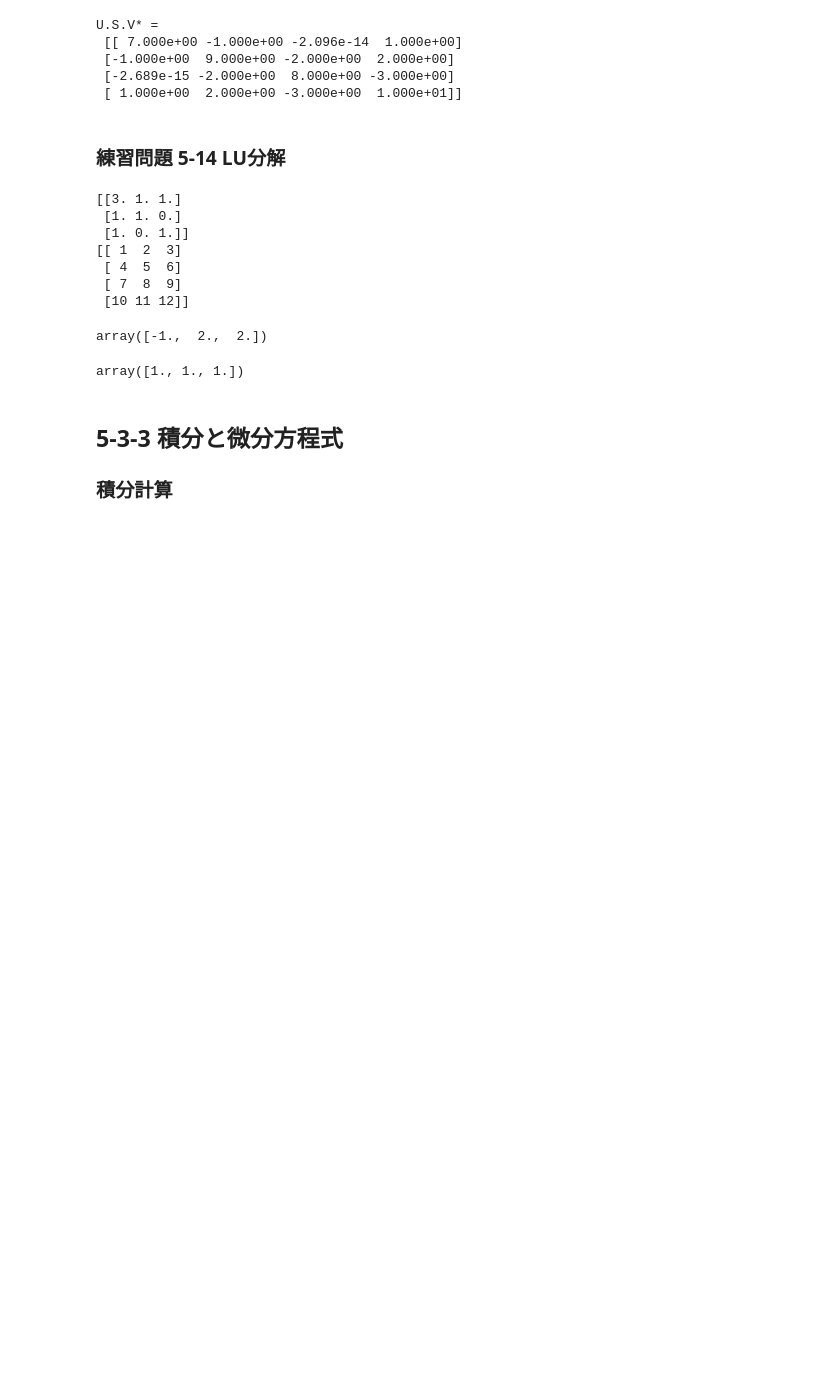
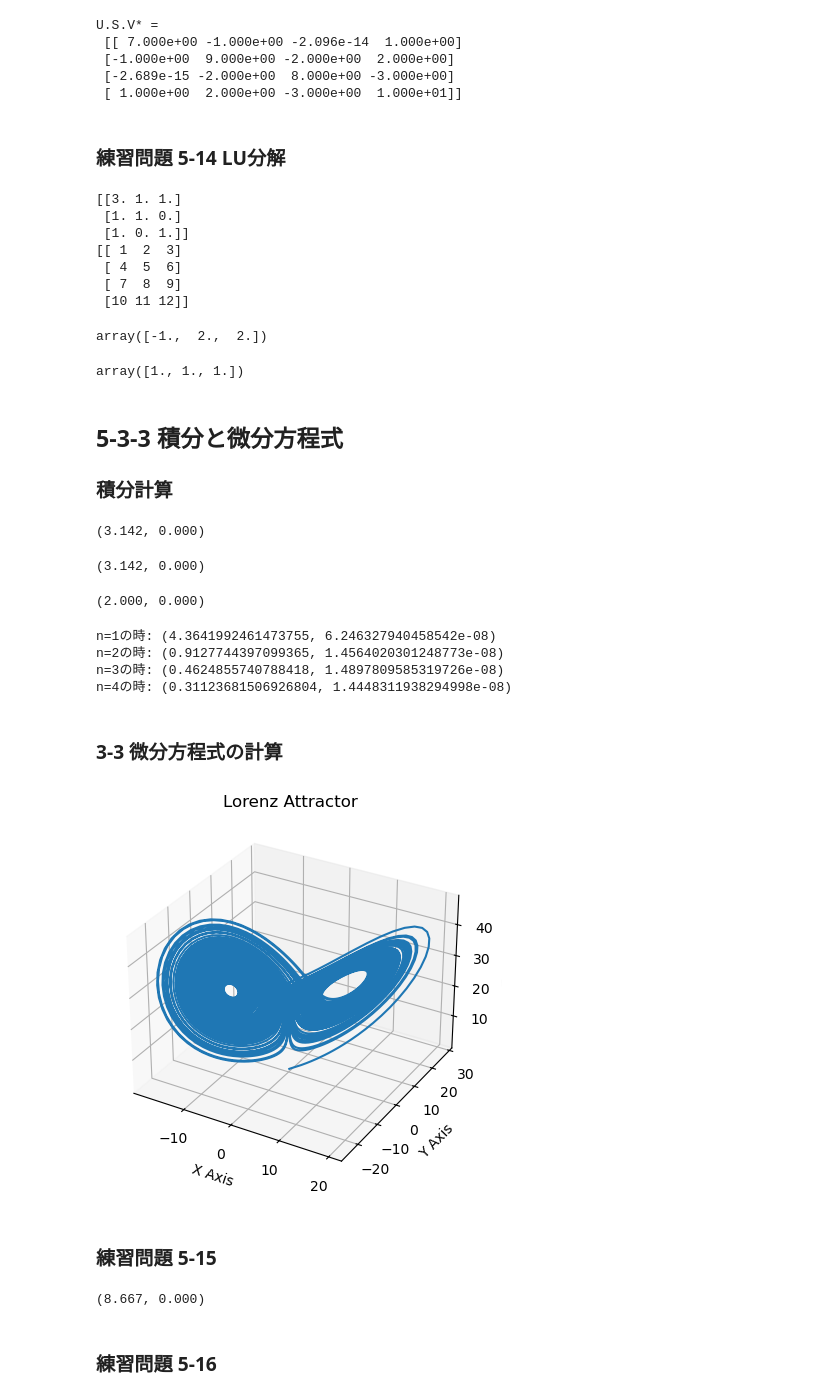
Before and after one commit to RentoYabuki06/ut_datascience_ikusei_kouza, a Jupyter notebook: chapter05/ch05.ipynb, the cells around one changed output. Drawn from its saved outputs; the diff is of its cells as text; code cells hidden in the pictures; blank space fills up the shorter version.

```diff
--- a/chapter05/ch05.ipynb
+++ b/chapter05/ch05.ipynb
@@ -638,0 +645,79 @@ array([1., 1., 1.])
+# %%
+integrate.quad(calcPi, 0, 1)
+# %% [output]
+(3.142, 0.000)
+# %%
+# 無名関数で書くことも可能
+integrate.quad(lambda x: 4/(1 + x ** 2), 0, 1)
+# %% [output]
+(3.142, 0.000)
+# %%
+from numpy import sin
+integrate.quad(sin, 0, math.pi/1)
+# %% [output]
+(2.000, 0.000)
+# %%
+# 二重積分
+# np.infと無限大を指定したら計算が大きくなり過ぎ！ってErrorが出た。large_valueを200にしても同じエラーがでる。
+import numpy as np
+import scipy.integrate as integrate
+
+def I(n):
+    large_value = 100  # 例えば、100を無限大の代わりとして使う
+    return integrate.dblquad(lambda t, x: np.exp(-x**t)/t**n, 0, large_value, lambda x: 1, lambda x: large_value)
+
+print('n=1の時:', I(1))
+print('n=2の時:', I(2))
+print('n=3の時:', I(3))
+print('n=4の時:', I(4))
+# %% [output]
+n=1の時: (4.3641992461473755, 6.246327940458542e-08)
+n=2の時: (0.9127744397099365, 1.4564020301248773e-08)
+n=3の時: (0.4624855740788418, 1.4897809585319726e-08)
+n=4の時: (0.31123681506926804, 1.4448311938294998e-08)
+# %% [markdown]
+### 3-3 微分方程式の計算
+# %%
+import numpy as np
+from scipy.integrate import odeint
+import matplotlib.pyplot as plt
+from mpl_toolkits.mplot3d import Axes3D
+
+# ローレンツ方程式
+def lorenz_func(v, t, p, r, b):
+    return [-p * v[0] + p * v[1], -v[0] * v[2] + r * v[0] - v[1], v[0] * v[1] - b * v[2]]
+
+# ローレンツが論文で与えたパラメータを代入して微分方程式を解く
+p = 10
+r = 28
+b = 8/3
+v0 = [0.1, 0.1, 0.1]
+t = np.arange(0, 100, 0.01)
+
+# 関数の呼び出し
+v = odeint(lorenz_func, v0, t, args=(p, r, b))
+
+# 可視化
+fig = plt.figure()
+ax = fig.add_subplot(111, projection='3d')
+ax.plot(v[:, 0], v[:, 1], v[:, 2])
+
+# ラベルなど
+ax.set_title('Lorenz Attractor')
+ax.set_xlabel('X Axis')
+ax.set_ylabel('Y Axis')
+ax.set_zlabel('Z Axis')
+plt.grid(True)
+
+# グラフを表示
+plt.show()
+# %% [output]
+[figure, added]
+# %% [markdown]
+### 練習問題 5-15
+# %%
+integrate.quad(lambda x: (x + 1) ** 2, 0, 2)
+# %% [output]
+(8.667, 0.000)
+# %% [markdown]
+### 練習問題 5-16
```
Also changed, not shown: parts of 34 cells of this notebook.
